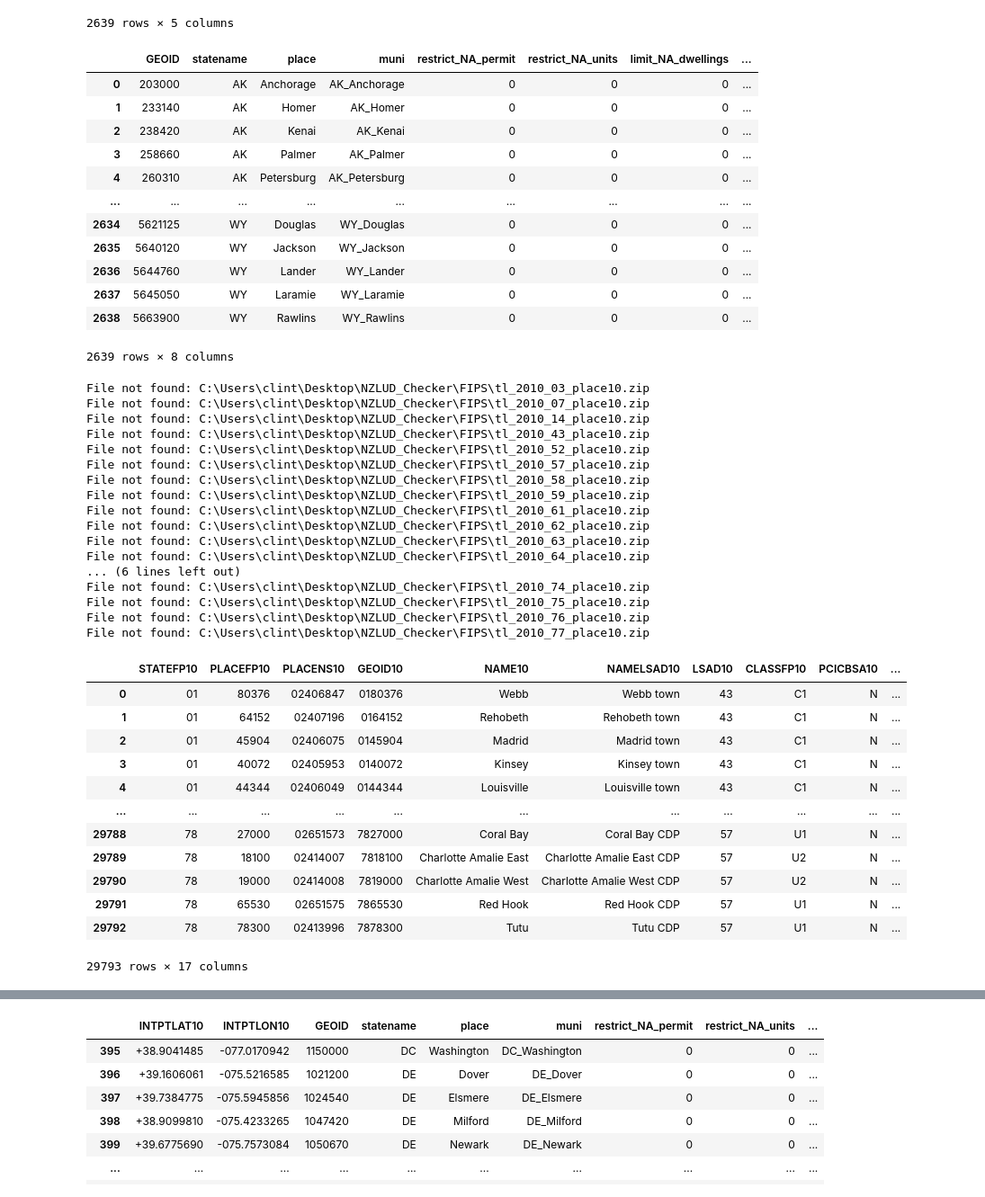
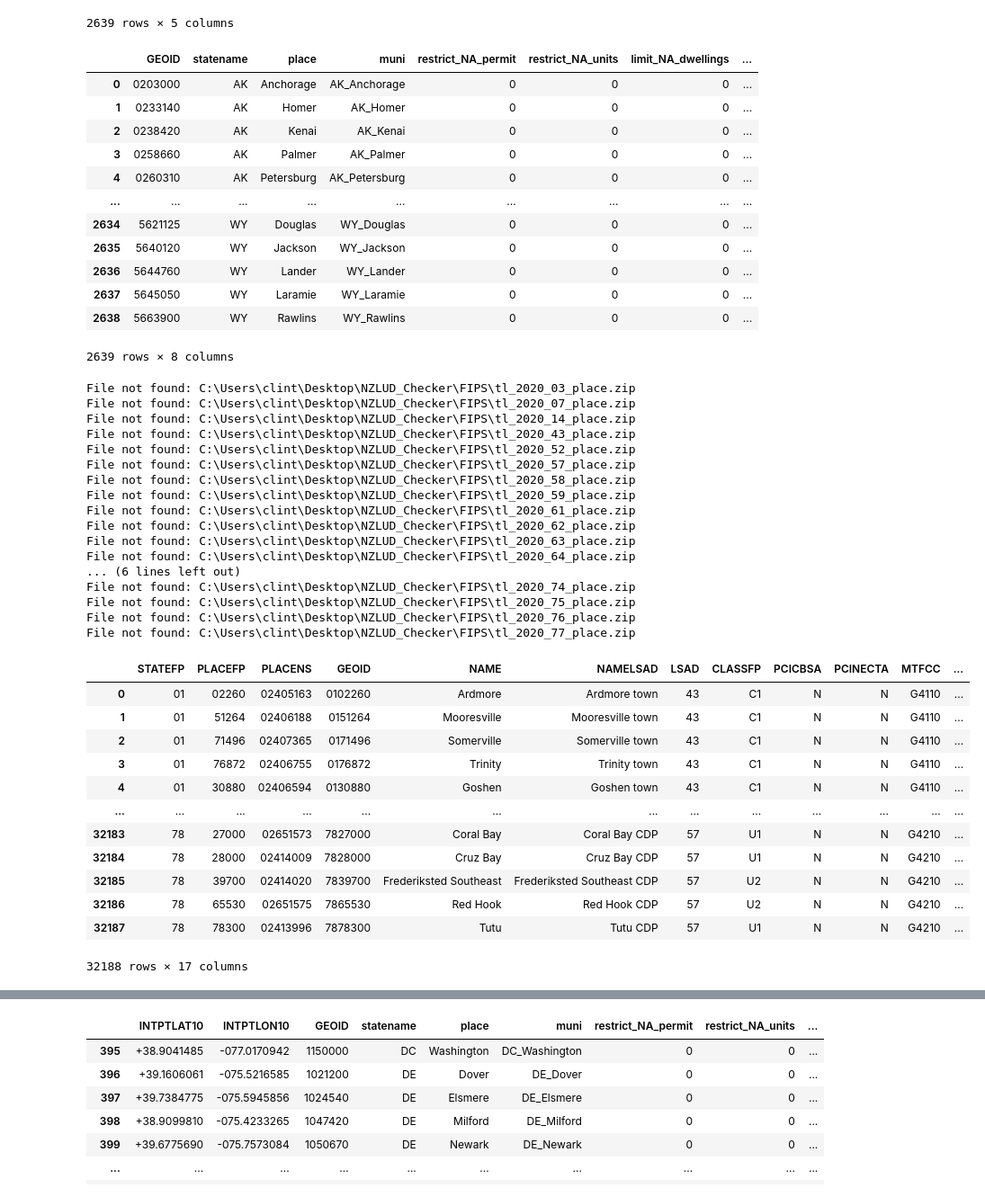
Before and after one commit to WilliamClintC/NZLUD_Checker, a Jupyter notebook: 2020_Mapper_aug12.ipynb, the cells around one changed output, grey strips where cells are left out. Shown at 90% size. Saved outputs shown, nothing was run; the diff lists cells and outputs as text; code cells hidden in the pictures.

```diff
--- a/2020_Mapper_aug12.ipynb
+++ b/2020_Mapper_aug12.ipynb
@@ -122,13 +122,15 @@ excel_df_sorted
 # %%
 combined_df = pd.concat([csv_df, excel_df_sorted], axis=1)
 combined_df
+combined_df['GEOID'] = combined_df['GEOID'].astype(str).str.zfill(7)
+combined_df
 # %% [output]
 |  | GEOID | statename | place | muni | restrict_NA_permit | restrict_NA_units | limit_NA_dwellings | ... |
-| 0 | 203000 | AK | Anchorage | AK_Anchorage | 0 | 0 | 0 | ... |
-| 1 | 233140 | AK | Homer | AK_Homer | 0 | 0 | 0 | ... |
-| 2 | 238420 | AK | Kenai | AK_Kenai | 0 | 0 | 0 | ... |
-| 3 | 258660 | AK | Palmer | AK_Palmer | 0 | 0 | 0 | ... |
-| 4 | 260310 | AK | Petersburg | AK_Petersburg | 0 | 0 | 0 | ... |
+| 0 | 0203000 | AK | Anchorage | AK_Anchorage | 0 | 0 | 0 | ... |
+| 1 | 0233140 | AK | Homer | AK_Homer | 0 | 0 | 0 | ... |
+| 2 | 0238420 | AK | Kenai | AK_Kenai | 0 | 0 | 0 | ... |
+| 3 | 0258660 | AK | Palmer | AK_Palmer | 0 | 0 | 0 | ... |
+| 4 | 0260310 | AK | Petersburg | AK_Petersburg | 0 | 0 | 0 | ... |
 | ... | ... | ... | ... | ... | ... | ... | ... | ... |
 | 2634 | 5621125 | WY | Douglas | WY_Douglas | 0 | 0 | 0 | ... |
 | 2635 | 5640120 | WY | Jackson | WY_Jackson | 0 | 0 | 0 | ... |
@@ -139,63 +141,63 @@ combined_df
 # %%
 import geopandas as gpd
 import matplotlib.pyplot as plt
 import os
 import pandas as pd
 
 # List of paths to compressed shapefiles
 compressed_shapefile_paths = [
-    f'C:\\Users\\clint\\Desktop\\NZLUD_Checker\\FIPS\\tl_2010_{str(i).zfill(2)}_place10.zip'
+    f'C:\\Users\\clint\\Desktop\\NZLUD_Checker\\FIPS\\tl_2020_{str(i).zfill(2)}_place.zip'
     for i in range(1, 79)
 ]
 
 # Initialize an empty list to store GeoDataFrames
 gdfs = []
 
 # Loop through each compressed file path, try to read the shapefile, and append the GeoDataFrame to the list if successful
 for path in compressed_shapefile_paths:
     try:
         if os.path.exists(path):
             gdf = gpd.read_file(f"zip://{path}")
             gdfs.append(gdf)
         else:
             print(f"File not found: {path}")
     except Exception as e:
         print(f"Error reading {path}: {e}")
 
 # Concatenate all GeoDataFrames into a single GeoDataFrame
 combined_gdf = gpd.GeoDataFrame(pd.concat(gdfs, ignore_index=True))
 combined_gdf
 # %% [output]
-File not found: C:\Users\clint\Desktop\NZLUD_Checker\FIPS\tl_2010_03_place10.zip
-File not found: C:\Users\clint\Desktop\NZLUD_Checker\FIPS\tl_2010_07_place10.zip
-File not found: C:\Users\clint\Desktop\NZLUD_Checker\FIPS\tl_2010_14_place10.zip
-File not found: C:\Users\clint\Desktop\NZLUD_Checker\FIPS\tl_2010_43_place10.zip
-File not found: C:\Users\clint\Desktop\NZLUD_Checker\FIPS\tl_2010_52_place10.zip
-File not found: C:\Users\clint\Desktop\NZLUD_Checker\FIPS\tl_2010_57_place10.zip
-File not found: C:\Users\clint\Desktop\NZLUD_Checker\FIPS\tl_2010_58_place10.zip
-File not found: C:\Users\clint\Desktop\NZLUD_Checker\FIPS\tl_2010_59_place10.zip
-File not found: C:\Users\clint\Desktop\NZLUD_Checker\FIPS\tl_2010_61_place10.zip
-File not found: C:\Users\clint\Desktop\NZLUD_Checker\FIPS\tl_2010_62_place10.zip
-File not found: C:\Users\clint\Desktop\NZLUD_Checker\FIPS\tl_2010_63_place10.zip
-File not found: C:\Users\clint\Desktop\NZLUD_Checker\FIPS\tl_2010_64_place10.zip
+File not found: C:\Users\clint\Desktop\NZLUD_Checker\FIPS\tl_2020_03_place.zip
+File not found: C:\Users\clint\Desktop\NZLUD_Checker\FIPS\tl_2020_07_place.zip
+File not found: C:\Users\clint\Desktop\NZLUD_Checker\FIPS\tl_2020_14_place.zip
+File not found: C:\Users\clint\Desktop\NZLUD_Checker\FIPS\tl_2020_43_place.zip
+File not found: C:\Users\clint\Desktop\NZLUD_Checker\FIPS\tl_2020_52_place.zip
+File not found: C:\Users\clint\Desktop\NZLUD_Checker\FIPS\tl_2020_57_place.zip
+File not found: C:\Users\clint\Desktop\NZLUD_Checker\FIPS\tl_2020_58_place.zip
+File not found: C:\Users\clint\Desktop\NZLUD_Checker\FIPS\tl_2020_59_place.zip
+File not found: C:\Users\clint\Desktop\NZLUD_Checker\FIPS\tl_2020_61_place.zip
+File not found: C:\Users\clint\Desktop\NZLUD_Checker\FIPS\tl_2020_62_place.zip
+File not found: C:\Users\clint\Desktop\NZLUD_Checker\FIPS\tl_2020_63_place.zip
+File not found: C:\Users\clint\Desktop\NZLUD_Checker\FIPS\tl_2020_64_place.zip
 ... (6 lines left out)
-File not found: C:\Users\clint\Desktop\NZLUD_Checker\FIPS\tl_2010_74_place10.zip
-File not found: C:\Users\clint\Desktop\NZLUD_Checker\FIPS\tl_2010_75_place10.zip
-File not found: C:\Users\clint\Desktop\NZLUD_Checker\FIPS\tl_2010_76_place10.zip
-File not found: C:\Users\clint\Desktop\NZLUD_Checker\FIPS\tl_2010_77_place10.zip
+File not found: C:\Users\clint\Desktop\NZLUD_Checker\FIPS\tl_2020_74_place.zip
+File not found: C:\Users\clint\Desktop\NZLUD_Checker\FIPS\tl_2020_75_place.zip
+File not found: C:\Users\clint\Desktop\NZLUD_Checker\FIPS\tl_2020_76_place.zip
+File not found: C:\Users\clint\Desktop\NZLUD_Checker\FIPS\tl_2020_77_place.zip
-|  | STATEFP10 | PLACEFP10 | PLACENS10 | GEOID10 | NAME10 | NAMELSAD10 | LSAD10 | CLASSFP10 | PCICBSA10 | ... |
-| 0 | 01 | 80376 | 02406847 | 0180376 | Webb | Webb town | 43 | C1 | N | ... |
-| 1 | 01 | 64152 | 02407196 | 0164152 | Rehobeth | Rehobeth town | 43 | C1 | N | ... |
-| 2 | 01 | 45904 | 02406075 | 0145904 | Madrid | Madrid town | 43 | C1 | N | ... |
-| 3 | 01 | 40072 | 02405953 | 0140072 | Kinsey | Kinsey town | 43 | C1 | N | ... |
-| 4 | 01 | 44344 | 02406049 | 0144344 | Louisville | Louisville town | 43 | C1 | N | ... |
-| ... | ... | ... | ... | ... | ... | ... | ... | ... | ... | ... |
-| 29788 | 78 | 27000 | 02651573 | 7827000 | Coral Bay | Coral Bay CDP | 57 | U1 | N | ... |
-| 29789 | 78 | 18100 | 02414007 | 7818100 | Charlotte Amalie East | Charlotte Amalie East CDP | 57 | U2 | N | ... |
-| 29790 | 78 | 19000 | 02414008 | 7819000 | Charlotte Amalie West | Charlotte Amalie West CDP | 57 | U2 | N | ... |
-| 29791 | 78 | 65530 | 02651575 | 7865530 | Red Hook | Red Hook CDP | 57 | U1 | N | ... |
-| 29792 | 78 | 78300 | 02413996 | 7878300 | Tutu | Tutu CDP | 57 | U1 | N | ... |
+|  | STATEFP | PLACEFP | PLACENS | GEOID | NAME | NAMELSAD | LSAD | CLASSFP | PCICBSA | PCINECTA | MTFCC | ... |
+| 0 | 01 | 02260 | 02405163 | 0102260 | Ardmore | Ardmore town | 43 | C1 | N | N | G4110 | ... |
+| 1 | 01 | 51264 | 02406188 | 0151264 | Mooresville | Mooresville town | 43 | C1 | N | N | G4110 | ... |
+| 2 | 01 | 71496 | 02407365 | 0171496 | Somerville | Somerville town | 43 | C1 | N | N | G4110 | ... |
+| 3 | 01 | 76872 | 02406755 | 0176872 | Trinity | Trinity town | 43 | C1 | N | N | G4110 | ... |
+| 4 | 01 | 30880 | 02406594 | 0130880 | Goshen | Goshen town | 43 | C1 | N | N | G4110 | ... |
+| ... | ... | ... | ... | ... | ... | ... | ... | ... | ... | ... | ... | ... |
+| 32183 | 78 | 27000 | 02651573 | 7827000 | Coral Bay | Coral Bay CDP | 57 | U1 | N | N | G4210 | ... |
+| 32184 | 78 | 28000 | 02414009 | 7828000 | Cruz Bay | Cruz Bay CDP | 57 | U1 | N | N | G4210 | ... |
+| 32185 | 78 | 39700 | 02414020 | 7839700 | Frederiksted Southeast | Frederiksted Southeast CDP | 57 | U2 | N | N | G4210 | ... |
+| 32186 | 78 | 65530 | 02651575 | 7865530 | Red Hook | Red Hook CDP | 57 | U2 | N | N | G4210 | ... |
+| 32187 | 78 | 78300 | 02413996 | 7878300 | Tutu | Tutu CDP | 57 | U1 | N | N | G4210 | ... |
-29793 rows × 17 columns
+32188 rows × 17 columns
 # %%
 
 
```
Also changed, not shown: parts of 3 cells of this notebook, 6 other files.
